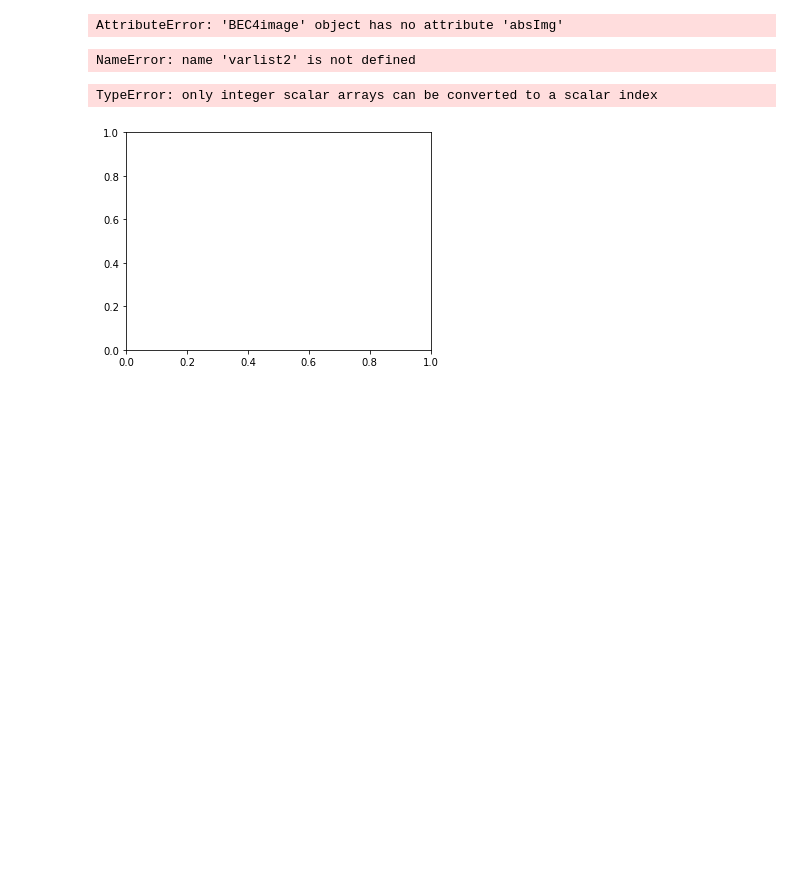
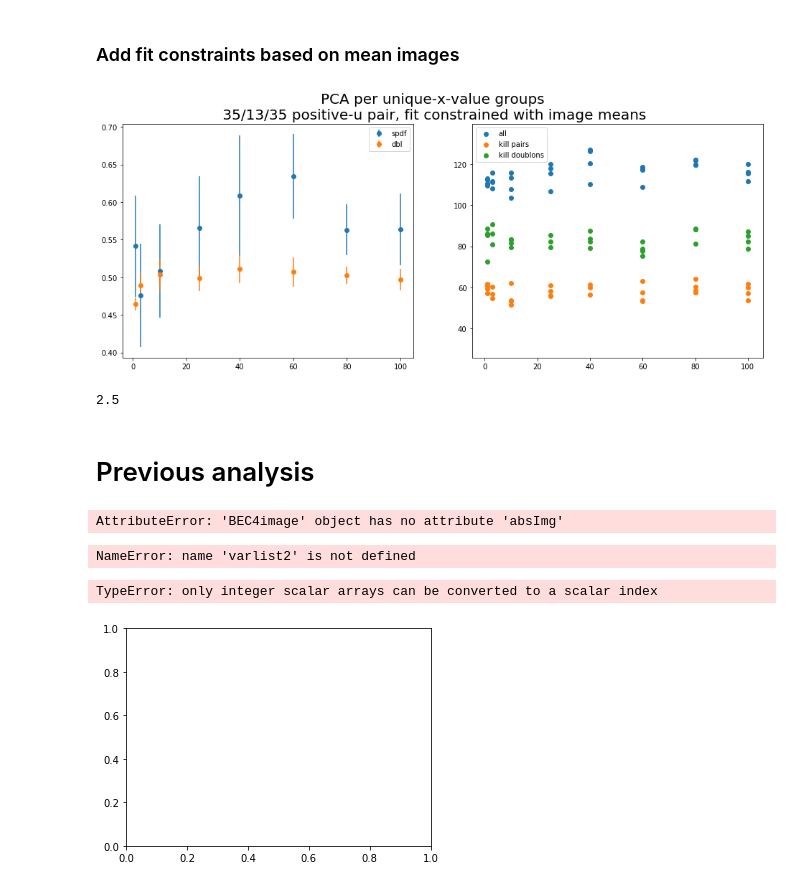
Before and after one commit to woochangchung/bec4py, a Jupyter notebook: bec4_image_analysis_V3.ipynb, the cells around one changed output. Cells and saved outputs as stored; diff of their text form; code cells hidden in the pictures; blank space fills up the shorter version.

```diff
--- a/bec4_image_analysis_V3.ipynb
+++ b/bec4_image_analysis_V3.ipynb
@@ -20,3 +75,49 @@ dat.dispersiveImage(pwaLoc = [2,3,4],knifeEdge=10,doPCA=True);
+# %% [markdown]
+### Add fit constraints based on mean images
+# %%
+constraints = dict()
+mean_images = dict()
+
+for xval in xvar_unique:
+    for i in range(3):
+        test_mean_image = np.mean(absImg_pca[np.logical_and(doublonMode==i+1,scan_var == xval)],axis=0)
+        fparsx,fparsy,xcut,ycut = bec4fit.absImgNcount(test_mean_image)
+        constraints[(i+1,xval)] = (fparsx,fparsy)
+        mean_images[(i+1,xval)] = (xcut,ycut)
+
+ncount_c = np.zeros((dat.shotsN))
+for i,image in enumerate(absImg_pca):
+    dm = doublonMode[i]
+    xval = scan_var[i]
+    fparsx,fparsy,_,_ = bec4fit.absImgNcount(image,isConstrained=True,p0c=constraints[dm,xval])
+    nx = 2*np.sqrt(np.pi)*fparsx[0]*np.abs(fparsx[2])
+    ny = 2*np.sqrt(np.pi)*fparsy[0]*np.abs(fparsy[2])
+    ncount_c[i] = np.sqrt(nx*ny)
+
+dblfrac,spdf,dblerr,spdferr = bec4lib.doublonAnalysis(ncount_c,doublonMode,scan_var)
+
+fig = plt.figure(figsize=(16,6))
+fig.add_subplot(1,2,1)
+plt.errorbar(xvar_unique,spdf,yerr=spdferr,fmt="o",label='spdf')
+plt.errorbar(xvar_unique,dblfrac,yerr=dblerr,fmt="o",label='dbl')
+plt.legend()
+
+fig.add_subplot(1,2,2)
+plt.scatter(scan_var[doublonMode==1],ncount[doublonMode==1],label="all")
+plt.scatter(scan_var[doublonMode==2],ncount[doublonMode==2],label="kill pairs")
+plt.scatter(scan_var[doublonMode==3],ncount[doublonMode==3],label="kill doublons")
+plt.ylim([np.min(ncount)/2,np.max(ncount)*1.1])
+plt.legend()
+fig.suptitle("PCA per unique-x-value groups\n 35/13/35 positive-u pair, fit constrained with image means",fontsize=20)
+plt.savefig("back_to_abs_img_2.png")
+# %% [output]
+[figure, added]
+# %%
+np.mean([1,2,3,4])
+# %% [output]
+2.5
+# %% [markdown]
+# Previous analysis
 # %%
 ncount = np.zeros((dat.shotsN))
 doublon_mode = []
```
Also changed, not shown: parts of 5 cells of this notebook, 3 other files.
